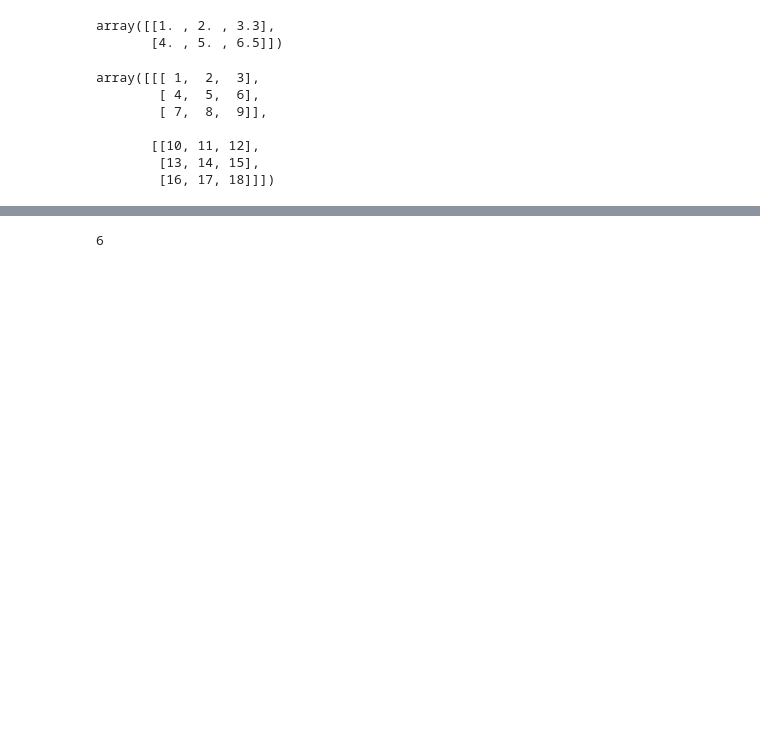
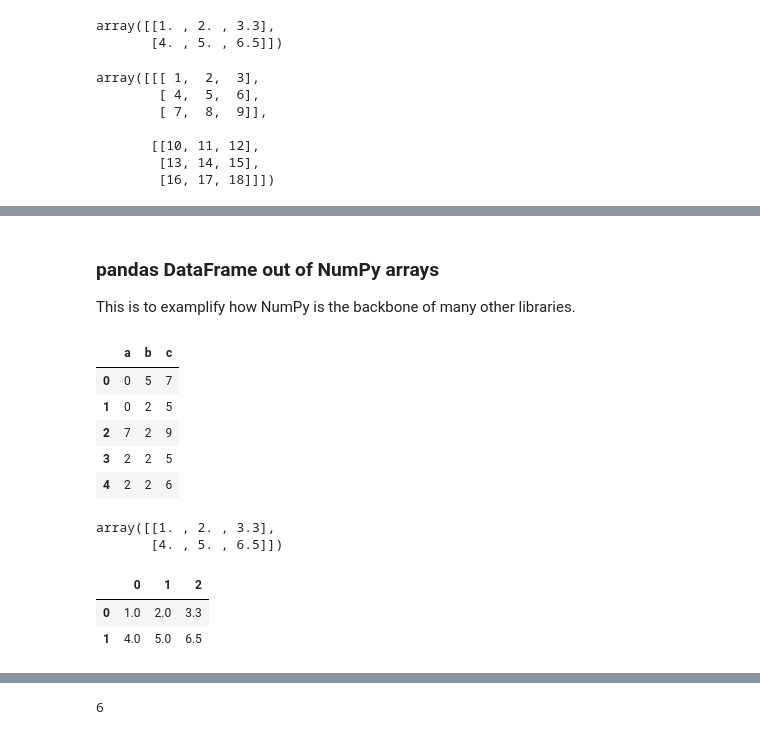
Before and after one commit to emirryilmazz/ML, a Jupyter notebook: Numpy/introduction-to-numpy.ipynb, the cells around one changed output, grey strips where cells are left out. Cells and saved outputs as stored; diff of their text form; code cells hidden in the pictures; blank space fills up the shorter version.

```diff
--- a/Numpy/introduction-to-numpy.ipynb
+++ b/Numpy/introduction-to-numpy.ipynb
@@ -131,0 +138,28 @@ array([[[ 1,  2,  3],
+# %% [markdown]
+### pandas DataFrame out of NumPy arrays
+
+This is to examplify how NumPy is the backbone of many other libraries.
+# %%
+import pandas as pd
+df = pd.DataFrame(np.random.randint(10, size=(5, 3)),
+                                    columns=['a', 'b', 'c'])
+df
+# %% [output]
+|  | a | b | c |
+| 0 | 0 | 5 | 7 |
+| 1 | 0 | 2 | 5 |
+| 2 | 7 | 2 | 9 |
+| 3 | 2 | 2 | 5 |
+| 4 | 2 | 2 | 6 |
+# %%
+a2
+# %% [output]
+array([[1. , 2. , 3.3],
+       [4. , 5. , 6.5]])
+# %%
+df2 = pd.DataFrame(a2)
+df2
+# %% [output]
+|  | 0 | 1 | 2 |
+| 0 | 1.0 | 2.0 | 3.3 |
+| 1 | 4.0 | 5.0 | 6.5 |
```
Also changed, not shown: parts of 184 cells of this notebook.
